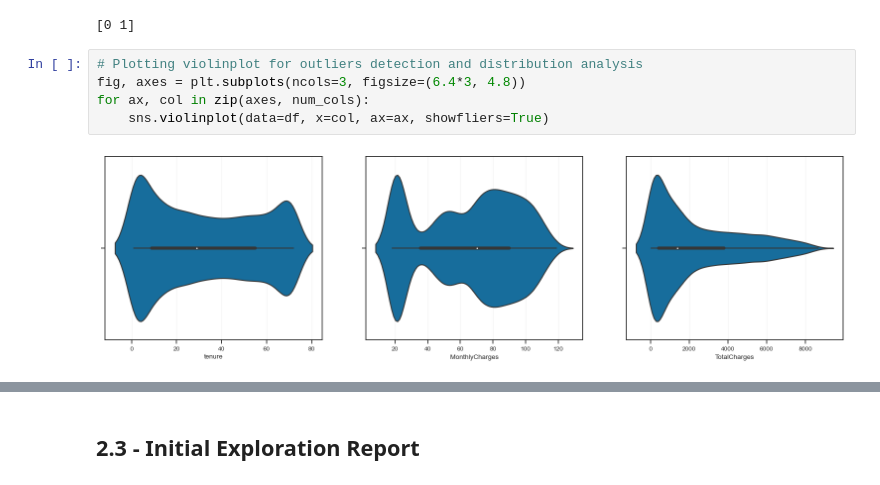
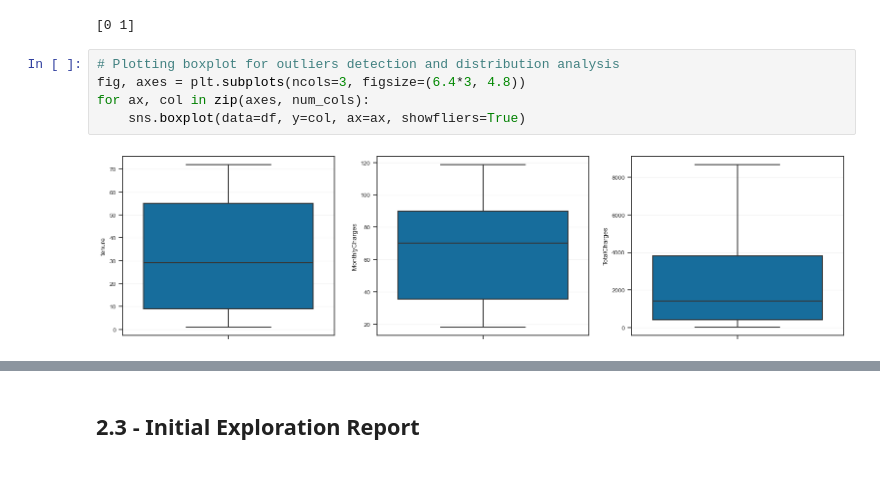
Before and after one commit to guipradow/churn_prediction, a Jupyter notebook: churn_prediction.ipynb, the cells around one changed output, grey strips where cells are left out. Drawn from its saved outputs; the diff is of its cells as text.

```diff
--- a/churn_prediction.ipynb
+++ b/churn_prediction.ipynb
@@ -138,9 +141,9 @@ cat_cols = df.select_dtypes(exclude="number").columns
 # %% [output]
 [0 1]
 # %%
-# Plotting violinplot for outliers detection and distribution analysis
+# Plotting boxplot for outliers detection and distribution analysis
 fig, axes = plt.subplots(ncols=3, figsize=(6.4*3, 4.8))
 for ax, col in zip(axes, num_cols):
-    sns.violinplot(data=df, x=col, ax=ax, showfliers=True)
+    sns.boxplot(data=df, y=col, ax=ax, showfliers=True)
 # %% [output]
-[figure, old version]
+[figure, new version]
```
Also changed, not shown: parts of 9 cells of this notebook.
